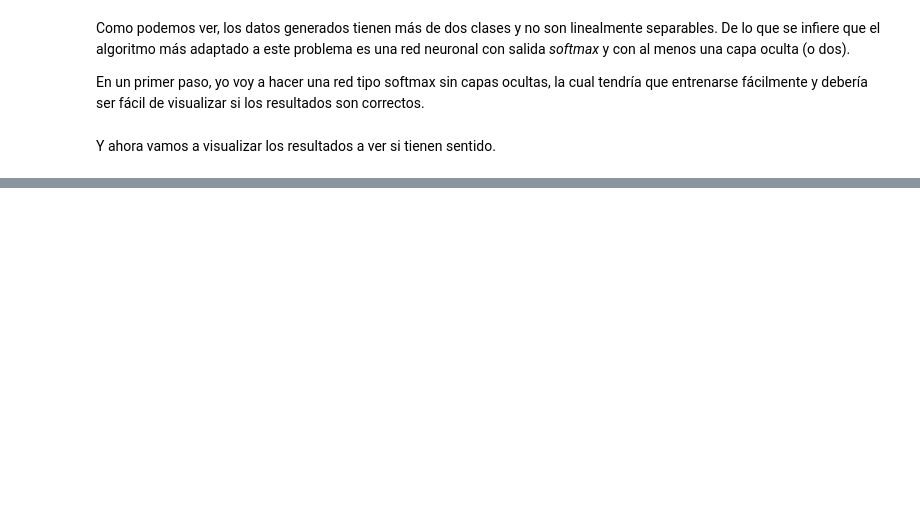
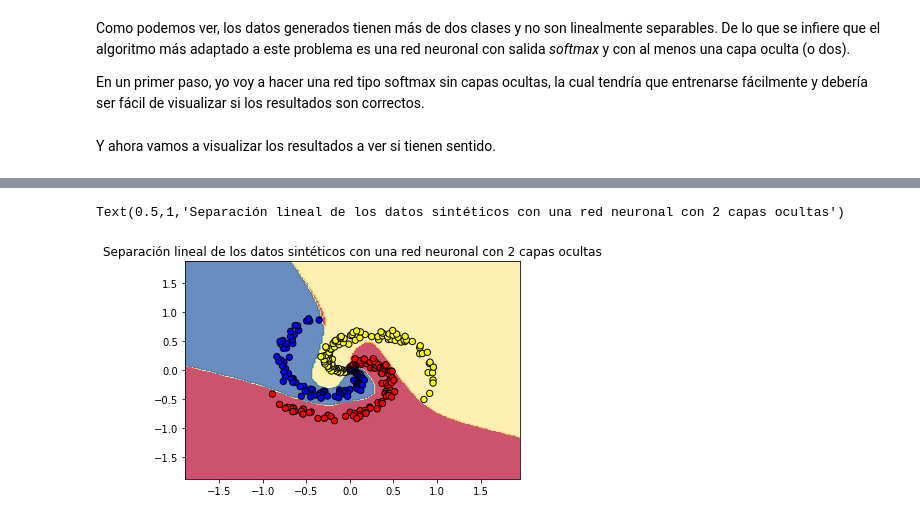
Before and after one commit to victornoriega/b-prop, a Jupyter notebook: b_prop.ipynb, the cells around one changed output, grey strips where cells are left out. Saved outputs shown, nothing was run; the diff lists cells and outputs as text; code cells hidden in the pictures; blank space fills up the shorter version.

```diff
--- a/b_prop.ipynb
+++ b/b_prop.ipynb
@@ -242,7 +246,7 @@ def logistica(z):
     """
     # --- Agrega aqui tu código ---
 
-
+    return 1/(1 + np.exp(-z))
 
     # -----------------------------
 
@@ -265,7 +269,8 @@ def softmax(z):
     # --- Agrega aqui tu código ---
 
 
-
+    aux = np.exp(z - np.amax(z, axis=0))
+    return np.divide(aux, np.sum(aux, axis=0))
 
     # -----------------------------
 
@@ -551,9 +572,9 @@ def b_prop(Y, A, rn):
         # Calcula la delta, gW_l y gb_l para la capa anterior.
 
         # ----------Agregar código aqui -----------------
-        delta =
-        gW_l =
-        gb_l =
+        delta = A[l] * (1 - A[l]) * ((rn['W'][l+1]).T @ delta)
+        gW_l = (1/M) * delta @ A[l-1].T
+        gb_l = delta.mean(axis=1)
 
         # ------------------------------------------------
         gW.append(gW_l)
@@ -725,19 +774,22 @@ def desc_grad(X, Y, rn, alfa=0.2, max_epochs=1000):
         # -------------------------------------------
         # Insertar código aquí
         # -------------------------------------------
-
+        A = f_prop(X, rn)
 
         # Calcula los gradientes
         # -------------------------------------------
         # Insertar código aquí
         # -------------------------------------------
-
+        gW, gb = b_prop(Y, A, rn)
 
 
         # Actualiza los pesos
         # -------------------------------------------
         # Insertar código aquí
         # -------------------------------------------
+        for l in range(1, rn['capas']):
+            rn['W'][l] = rn['W'][l] - alfa * gW[l]
+            rn['b'][l] = rn['b'][l] - alfa * gb[l]
 # %% [markdown]
 Y ahora hay que probar que el algoritmo funciona para un problema sencillo que nos permita encontrar problemas en su codificación. Para esto vamos a generar un conjunto de datos de entrenamiento, los cuales los podremos visualizar fácilmente.
 # %%
@@ -831,0 +878,42 @@ Si este es el caso, entonces ya estamos listos para probar el algoritmo de desce
+# %%
+# Realiza el aprendizaje con una red neuronal con capas ocultas,
+# de forma que todos los datos sean correctamente clasificados
+# y grafíca el resultado de manera similar a como se hizo para
+# la red neuronal sin capas ocultas.
+
+# El resultado debe de ser una figura similar a la
+# anterior pero que se pueda ver la partición no lineal del espacio
+
+# -------------------------------------------
+# Insertar código aquí
+# -------------------------------------------
+rn = inicializa_red_neuronal([2, 7, 5, 3], 'softmax')
+
+desc_grad(X, Y, rn, alfa=0.5, max_epochs=10000)
+
+Y_est = f_prop(X, rn)[-1].T
+y_est = np.argmax(Y_est, axis=1)
+
+h = 0.02
+x_min, x_max = X[:, 0].min() - 1, X[:, 0].max() + 1
+y_min, y_max = X[:, 1].min() - 1, X[:, 1].max() + 1
+xx, yy = np.meshgrid(np.arange(x_min, x_max, h),
+                     np.arange(y_min, y_max, h))
+X_mesh = np.c_[xx.ravel(), yy.ravel()]
+
+# Calcula la predicción de clase para estos datos
+Y_mesh = f_prop(X_mesh, rn)[-1].T
+y_mesh = np.argmax(Y_mesh, axis=1)
+
+# Ajusta las salidas en forma de matriz para graficar el contorno
+y_mesh = y_mesh.reshape(xx.shape)
+
+fig = plt.figure()
+plt.contourf(xx, yy, y_mesh, cmap=plt.cm.Spectral, alpha=0.8)
+plt.scatter(X[:, 0], X[:, 1], c=y, s=40, cmap=plt.cm.Spectral, edgecolors='black')
+plt.xlim(xx.min(), xx.max())
+plt.ylim(yy.min(), yy.max())
+plt.title("Separación lineal de los datos sintéticos con una red neuronal con 2 capas ocultas")
+# %% [output]
+Text(0.5,1,'Separación lineal de los datos sintéticos con una red neuronal con 2 capas ocultas')
+[figure, added]
```
Also changed, not shown: parts of 10 cells of this notebook, 1 other file.
